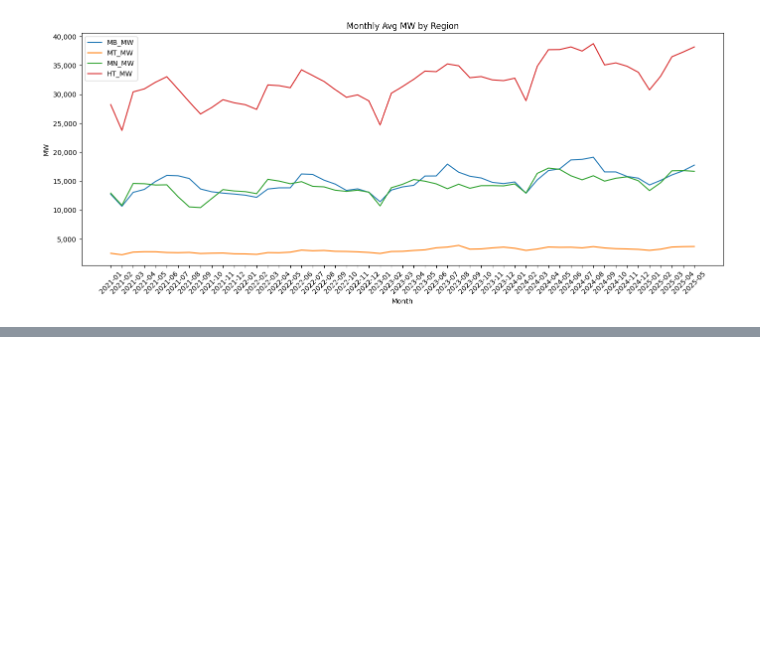
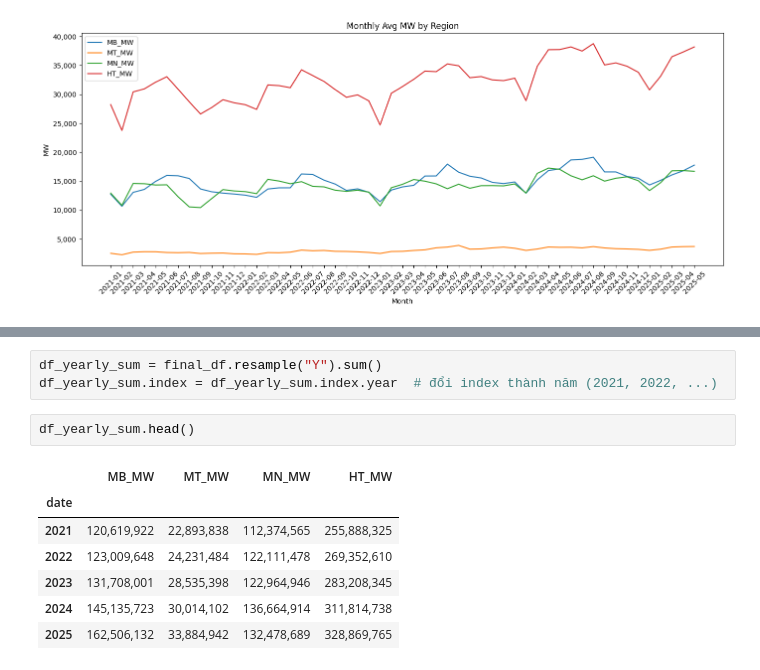
Before and after one commit to tuanhoang-ceccs/PatchTST, a Jupyter notebook: PatchTST_supervised/vn_energy.ipynb, the cells around one changed output, grey strips where cells are left out. Drawn from its saved outputs; the diff is of its cells as text; blank space fills up the shorter version.

```diff
--- a/PatchTST_supervised/vn_energy.ipynb
+++ b/PatchTST_supervised/vn_energy.ipynb
@@ -222,0 +248,13 @@ year
+# %%
+df_yearly_sum = final_df.resample("Y").sum()
+df_yearly_sum.index = df_yearly_sum.index.year  # đổi index thành năm (2021, 2022, ...)
+# %%
+df_yearly_sum.head()
+# %% [output]
+|  | MB_MW | MT_MW | MN_MW | HT_MW |
+| date |  |  |  |  |
+| 2021 | 120,619,922 | 22,893,838 | 112,374,565 | 255,888,325 |
+| 2022 | 123,009,648 | 24,231,484 | 122,111,478 | 269,352,610 |
+| 2023 | 131,708,001 | 28,535,398 | 122,964,946 | 283,208,345 |
+| 2024 | 145,135,723 | 30,014,102 | 136,664,914 | 311,814,738 |
+| 2025 | 162,506,132 | 33,884,942 | 132,478,689 | 328,869,765 |
```
Also changed, not shown: parts of 14 cells of this notebook, 52 other files.
